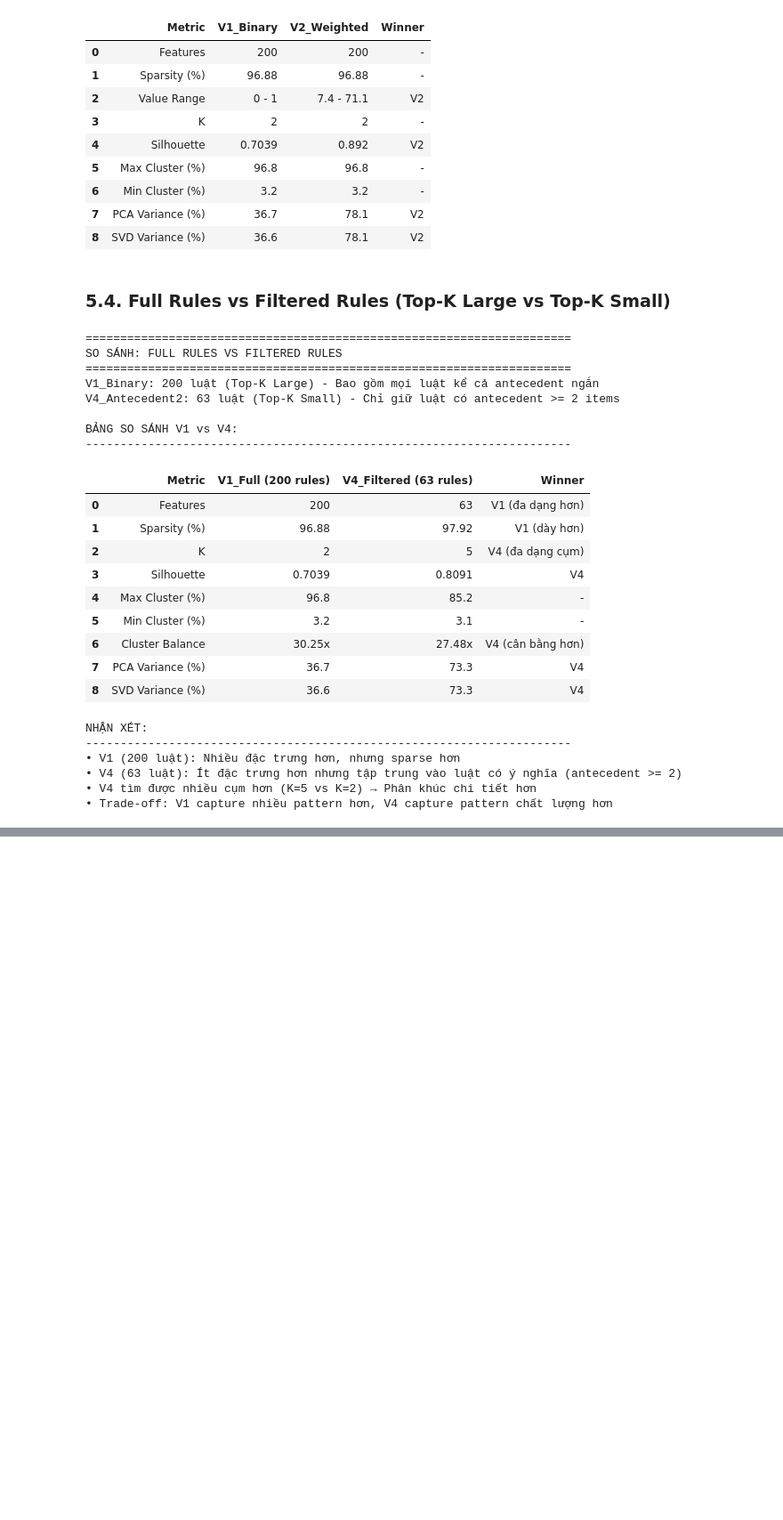
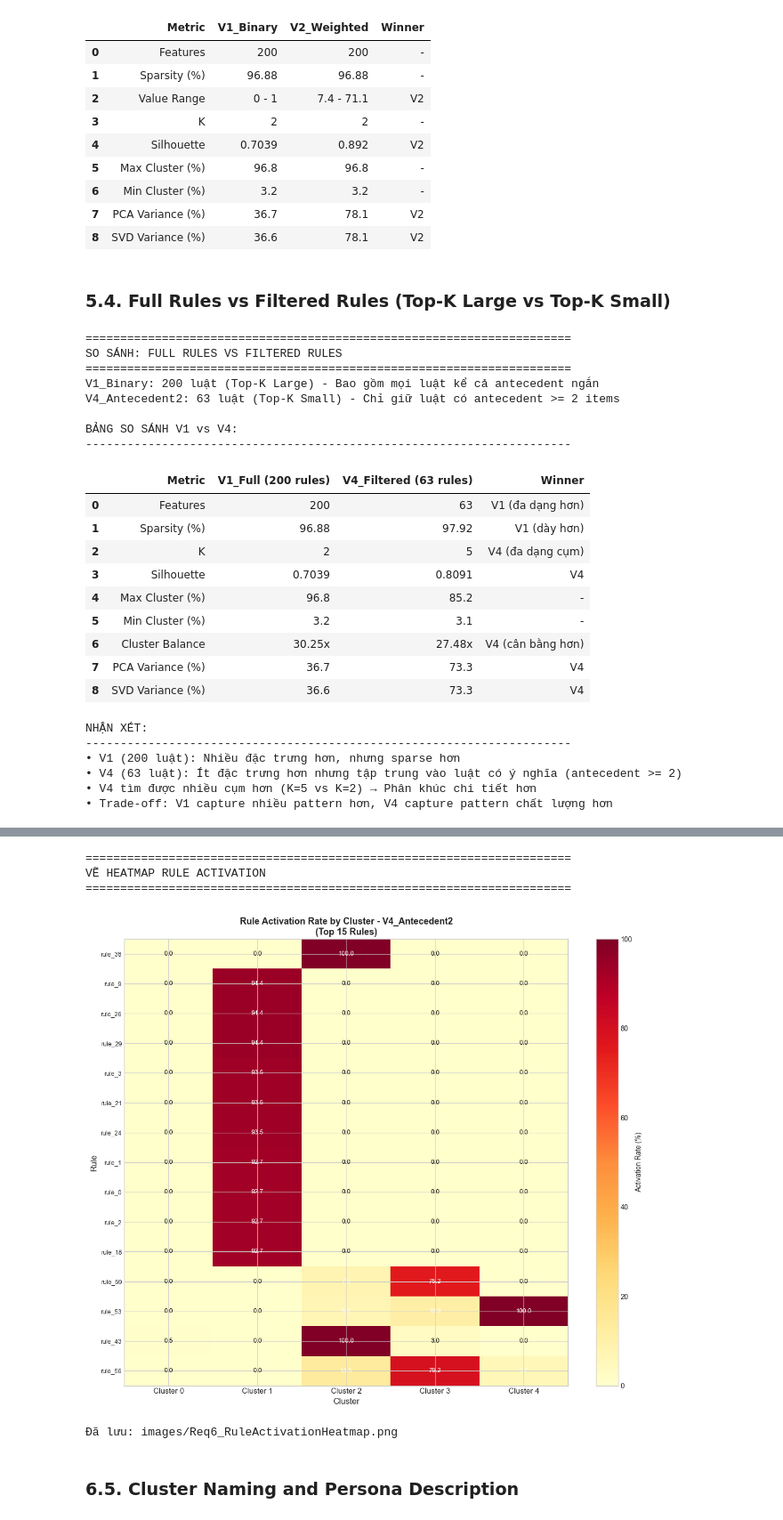
Before and after one commit to ThanhTung-KHMT-1701/ShopCluster, a Jupyter notebook: notebooks/ShopCluster.ipynb, the cells around one changed output, grey strips where cells are left out. Shown at 89% size. Drawn from its saved outputs; the diff is of its cells as text; code cells hidden in the pictures; blank space fills up the shorter version.

```diff
--- a/notebooks/ShopCluster.ipynb
+++ b/notebooks/ShopCluster.ipynb
@@ -4493,0 +5024,73 @@ NHẬN XÉT:
+# %%
+# =============================================================================
+# 6.4.2. VẼ HEATMAP RULE ACTIVATION
+# =============================================================================
+# Vẽ heatmap thể hiện activation rate của top rules theo cluster
+
+print("="*70)
+print("VẼ HEATMAP RULE ACTIVATION")
+print("="*70)
+
+# Vẽ cho V4 (5 clusters) - variant có nhiều cụm nhất
+variant = 'V4_Antecedent2'
+
+if variant in top_rules_all:
+    df_rules = top_rules_all[variant]
+
+    # Lấy top 15 rules (có activation rate cao nhất overall)
+    overall_top = df_rules.groupby('Rule_Col')['Rate%'].mean().sort_values(ascending=False).head(15)
+    top_rule_cols = overall_top.index.tolist()
+
+    # Tạo pivot table cho heatmap
+    heatmap_df = df_rules[df_rules['Rule_Col'].isin(top_rule_cols)].pivot_table(
+        index='Rule_Col',
+        columns='Cluster',
+        values='Rate%',
+        aggfunc='first'
+    ).fillna(0)
+
+    # Sắp xếp theo overall activation
+    heatmap_df = heatmap_df.loc[top_rule_cols]
+
+    # Rút gọn tên rule để hiển thị
+    short_names = [name[:40] + '...' if len(name) > 40 else name for name in heatmap_df.index]
+
+    # Vẽ heatmap
+    fig, ax = plt.subplots(figsize=(12, 10))
+
+    im = ax.imshow(heatmap_df.values, cmap='YlOrRd', aspect='auto')
+
+    # Thêm colorbar
+    cbar = plt.colorbar(im, ax=ax, label='Activation Rate (%)')
+
+    # Thêm labels
+    ax.set_xticks(range(len(heatmap_df.columns)))
+    ax.set_xticklabels([f'Cluster {c}' for c in heatmap_df.columns], fontsize=11)
+    ax.set_yticks(range(len(short_names)))
+    ax.set_yticklabels(short_names, fontsize=9)
+
+    # Thêm giá trị vào mỗi ô
+    for i in range(len(heatmap_df.index)):
+        for j in range(len(heatmap_df.columns)):
+            val = heatmap_df.iloc[i, j]
+            color = 'white' if val > 5 else 'black'
+            ax.text(j, i, f'{val:.1f}', ha='center', va='center', color=color, fontsize=9)
+
+    ax.set_xlabel('Cluster', fontsize=12)
+    ax.set_ylabel('Rule', fontsize=12)
+    ax.set_title(f'Rule Activation Rate by Cluster - {variant}\n(Top 15 Rules)', fontsize=13, fontweight='bold')
+
+    plt.tight_layout()
+    plt.savefig('../images/Req6_RuleActivationHeatmap.png', dpi=150, bbox_inches='tight', facecolor='white')
+    plt.show()
+    print(f"\nĐã lưu: images/Req6_RuleActivationHeatmap.png")
+else:
+    print(f"Không có dữ liệu top rules cho {variant}")
+# %% [output]
+======================================================================
+VẼ HEATMAP RULE ACTIVATION
+======================================================================
+[figure, added]
+Đã lưu: images/Req6_RuleActivationHeatmap.png
+# %% [markdown]
+### 6.5. Cluster Naming and Persona Description
```
Also changed, not shown: parts of 17 cells of this notebook, 16 other files.
